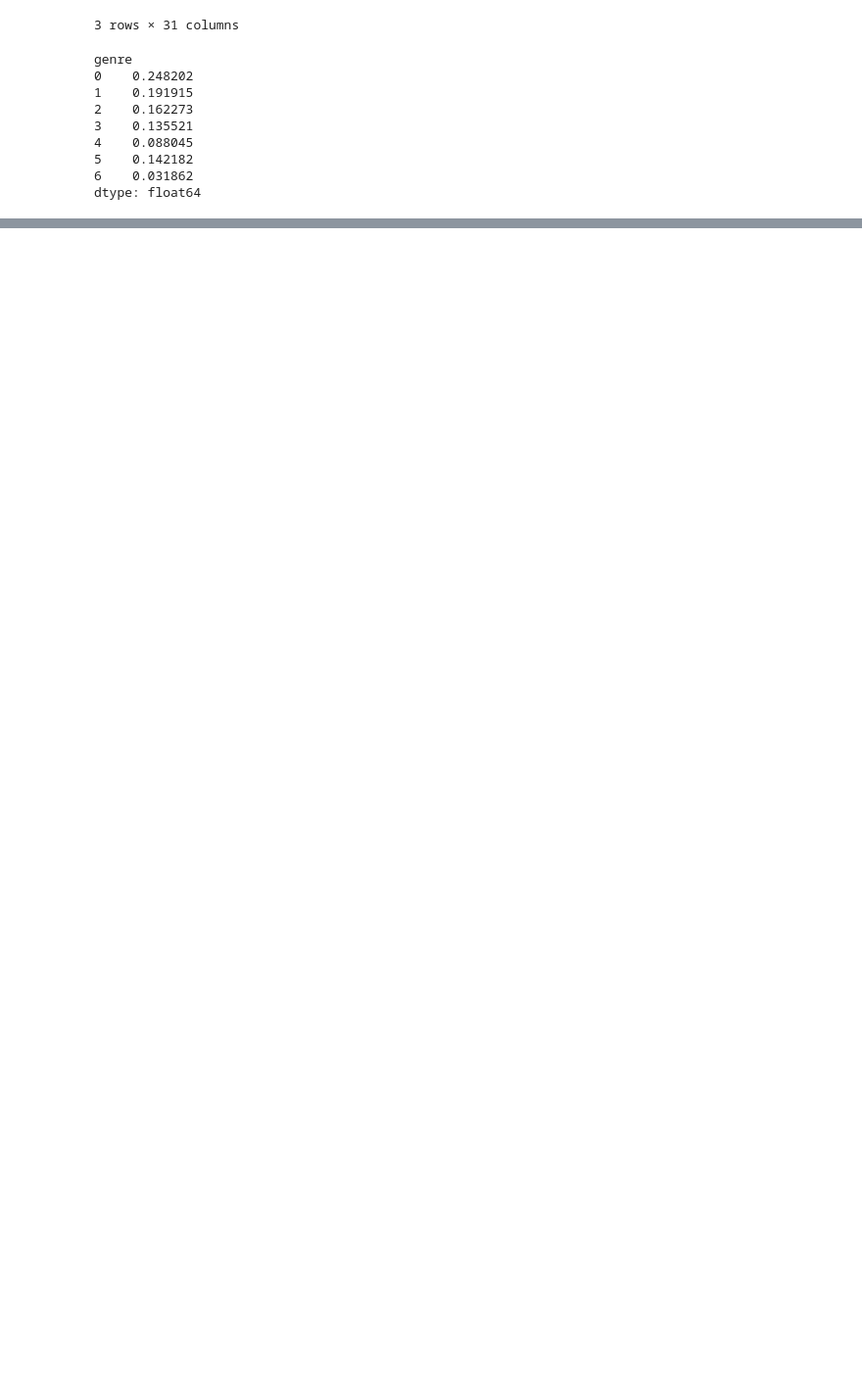
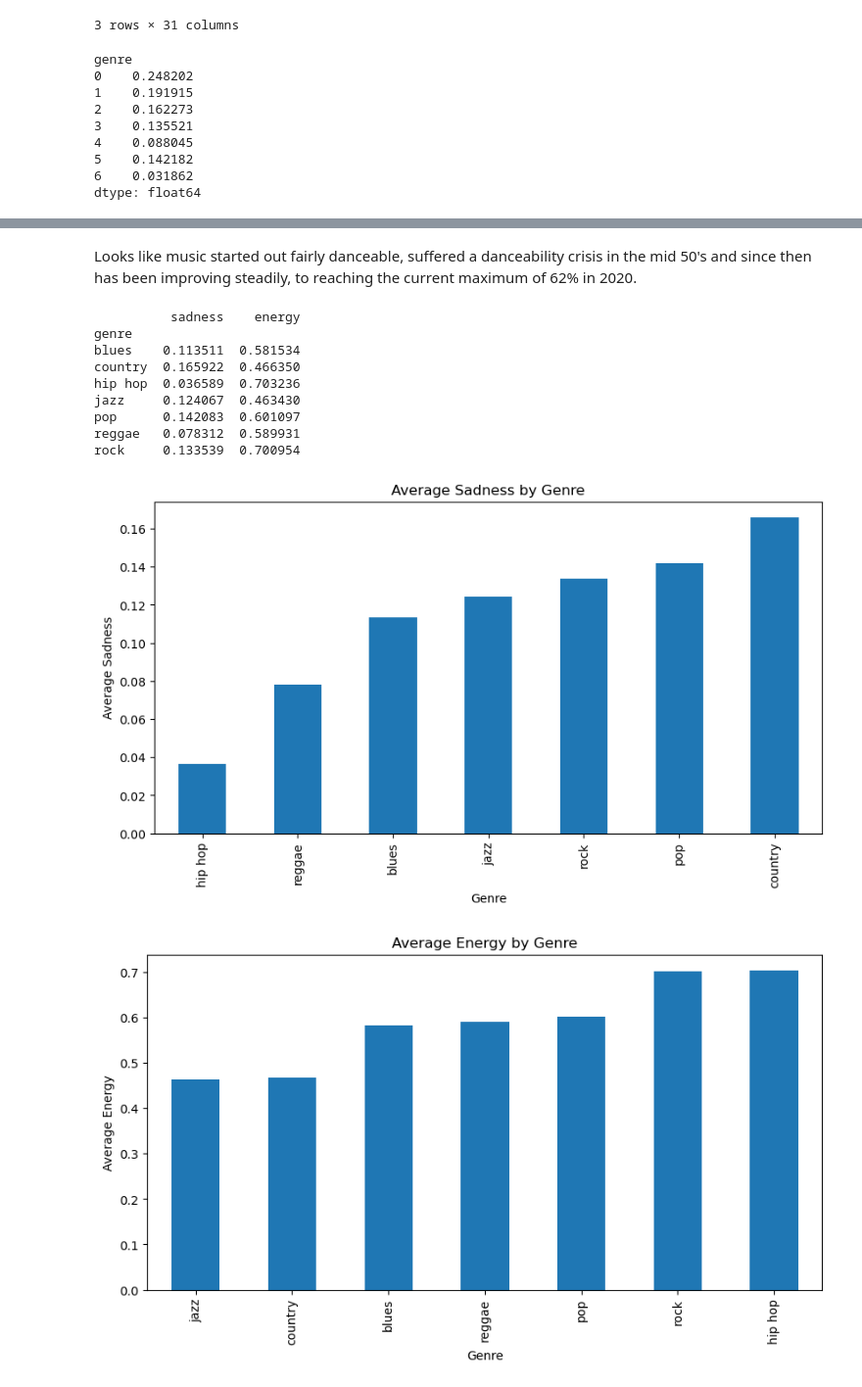
Before and after one commit to ShadowedSpace/ShadowedSpace.github.io, a Jupyter notebook: posts/BP11/BP11.ipynb, the cells around one changed output, grey strips where cells are left out. Shown at 98% size. Cells and saved outputs as stored; diff of their text form; code cells hidden in the pictures; blank space fills up the shorter version.

```diff
--- a/posts/BP11/BP11.ipynb
+++ b/posts/BP11/BP11.ipynb
@@ -337,0 +426,39 @@ evaluate(val_loader, 'both')
+# %% [markdown]
+Looks like music started out fairly danceable, suffered a danceability crisis in the mid 50's and since then has been improving steadily, to reaching the current maximum of 62% in 2020.
+# %%
+import matplotlib.pyplot as plt
+
+reverse_genres = {v: k for k, v in genres.items()}
+# Reverse the mapping in the 'genre' column
+df['genre'] = df['genre'].map(reverse_genres)
+
+genre_analysis = df.groupby('genre')[['sadness', 'energy']].mean()
+print(genre_analysis)
+
+# Plot average sadness scores
+plt.figure(figsize=(10, 5))
+genre_analysis['sadness'].sort_values().plot(kind='bar')
+plt.xlabel('Genre')
+plt.ylabel('Average Sadness')
+plt.title('Average Sadness by Genre')
+plt.show()
+
+# Plot average energy scores
+plt.figure(figsize=(10, 5))
+genre_analysis['energy'].sort_values().plot(kind='bar')
+plt.xlabel('Genre')
+plt.ylabel('Average Energy')
+plt.title('Average Energy by Genre')
+plt.show()
+# %% [output]
+          sadness    energy
+genre
+blues    0.113511  0.581534
+country  0.165922  0.466350
+hip hop  0.036589  0.703236
+jazz     0.124067  0.463430
+pop      0.142083  0.601097
+reggae   0.078312  0.589931
+rock     0.133539  0.700954
+[figure, added]
+[figure, added]
```
Also changed, not shown: parts of 34 cells of this notebook, 21 other files.
